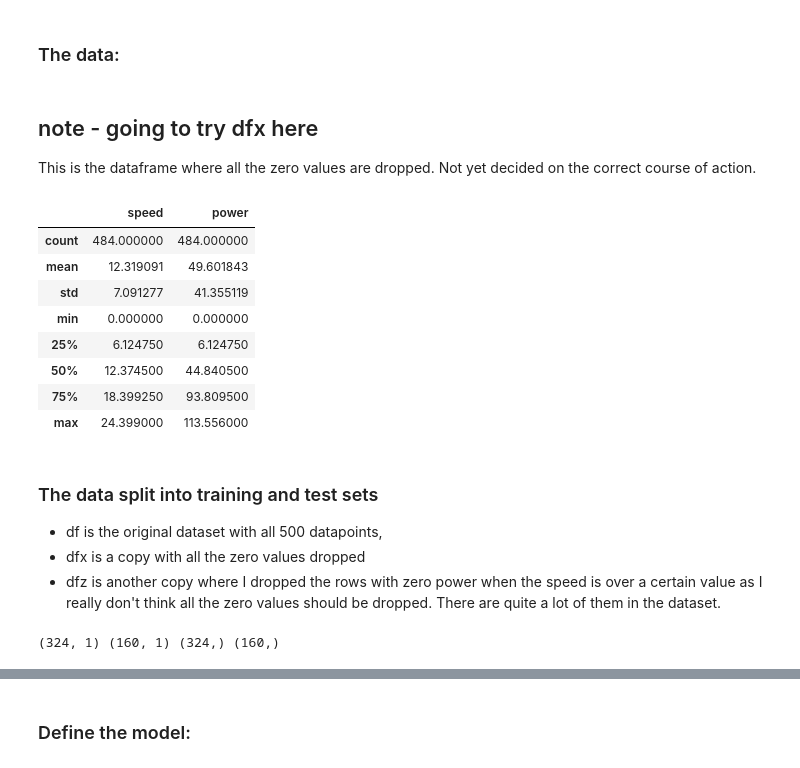
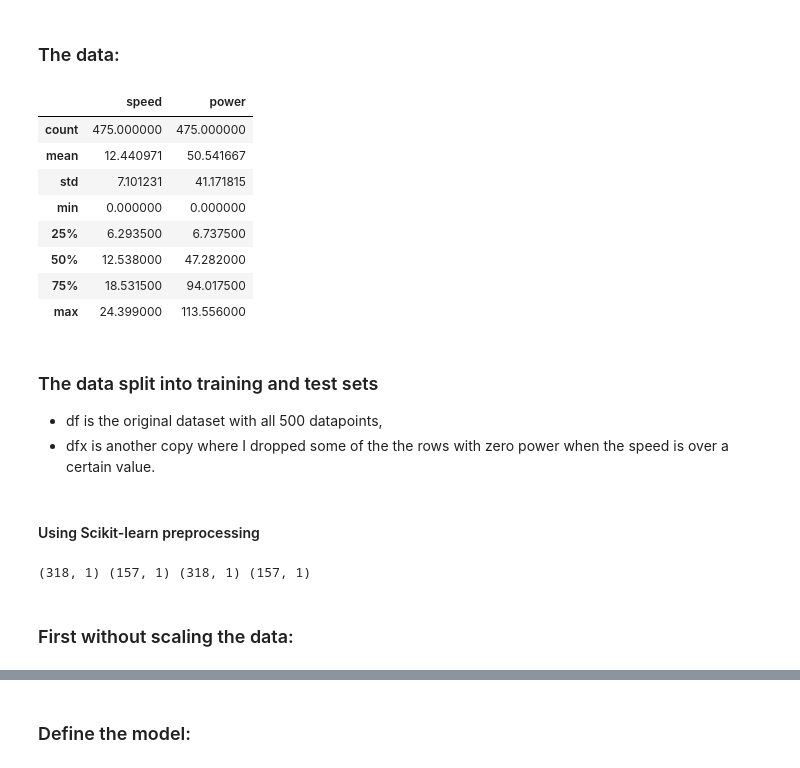
Before and after one commit to angela1C/MLASProject, a Jupyter notebook: speed_power.ipynb, the cells around one changed output, grey strips where cells are left out. Saved outputs shown, nothing was run; the diff lists cells and outputs as text; code cells hidden in the pictures.

```diff
--- a/speed_power.ipynb
+++ b/speed_power.ipynb
@@ -694,3 +511,6 @@ Here I will drop the zero power values from this dataframe.
 #https://pandas.pydata.org/pandas-docs/stable/reference/api/pandas.DataFrame.drop.html
 # https://thispointer.com/python-pandas-how-to-drop-rows-in-dataframe-by-conditions-on-column-values/
 #df.drop(df.loc[(df.speed>24.4)].index, inplace=True)
+# %%
+# make a copy of the dataframe
+dfx = df.copy()
@@ -697,5 +523,5 @@ Here I will drop the zero power values from this dataframe.
 # %%
-dfx.drop(dfx.loc[dfx.power == 0].index, inplace=True)
+dfx.drop(dfx.loc[(df.speed > 4)&(dfx.power == 0)].index, inplace=True)
 # %%
 dfx.describe()
 # %% [output]
@@ -1057,3 +695,0 @@ df.drop(df.loc[(df.speed>24.4)].index, inplace=True)
-# %% [markdown]
-## note - going to try dfx here
-This is the dataframe where all the zero values are dropped. Not yet decided on the correct course of action.
@@ -1063,18 +696,17 @@ dfz.drop(dfz.loc[(dfz.power == 0) & (dfz.speed > 7)].index, inplace=True)
 # %%
-dfz.describe()
+dfx.describe()
 # %% [output]
 |  | speed | power |
-| count | 484.000000 | 484.000000 |
-| mean | 12.319091 | 49.601843 |
-| std | 7.091277 | 41.355119 |
+| count | 475.000000 | 475.000000 |
+| mean | 12.440971 | 50.541667 |
+| std | 7.101231 | 41.171815 |
 | min | 0.000000 | 0.000000 |
-| 25% | 6.124750 | 6.124750 |
-| 50% | 12.374500 | 44.840500 |
-| 75% | 18.399250 | 93.809500 |
+| 25% | 6.293500 | 6.737500 |
+| 50% | 12.538000 | 47.282000 |
+| 75% | 18.531500 | 94.017500 |
 | max | 24.399000 | 113.556000 |
 # %% [markdown]
 ### The data split into training and test sets
 
 - df is the original dataset with all 500 datapoints,
-- dfx is a copy with all the zero values dropped
-- dfz is another copy where I dropped the rows with zero power when the speed is over a certain value as I really don't think all the zero values should be dropped. There are quite a lot of them in the dataset.
+- dfx is another copy where I dropped some of the the rows with zero power when the speed is over a certain value.
@@ -1081,14 +715,16 @@ dfz.describe()
+# %% [markdown]
+#### Using Scikit-learn preprocessing
 # %%
 
 # split into input and output columns
 
-#X, y = df.values[:, :-1], df.values[:, -1]
-#X, y = dfx.values[:, :-1], dfx.values[:, -1]
-X, y = dfz.values[:, :-1], dfz.values[:, -1]
+X, y = dfx.values[:, :-1], dfx.values[:, -1:]
 # split into train and test datasets
 X_train, X_test, y_train, y_test = train_test_split(X, y, test_size=0.33)
 print(X_train.shape, X_test.shape, y_train.shape, y_test.shape)
 # determine the number of input features
 n_features = X_train.shape[1]
 # %% [output]
-(324, 1) (160, 1) (324,) (160,)
+(318, 1) (157, 1) (318, 1) (157, 1)
+# %% [markdown]
+### First without scaling the data:
```
Also changed, not shown: parts of 149 cells of this notebook, 7 other files.
